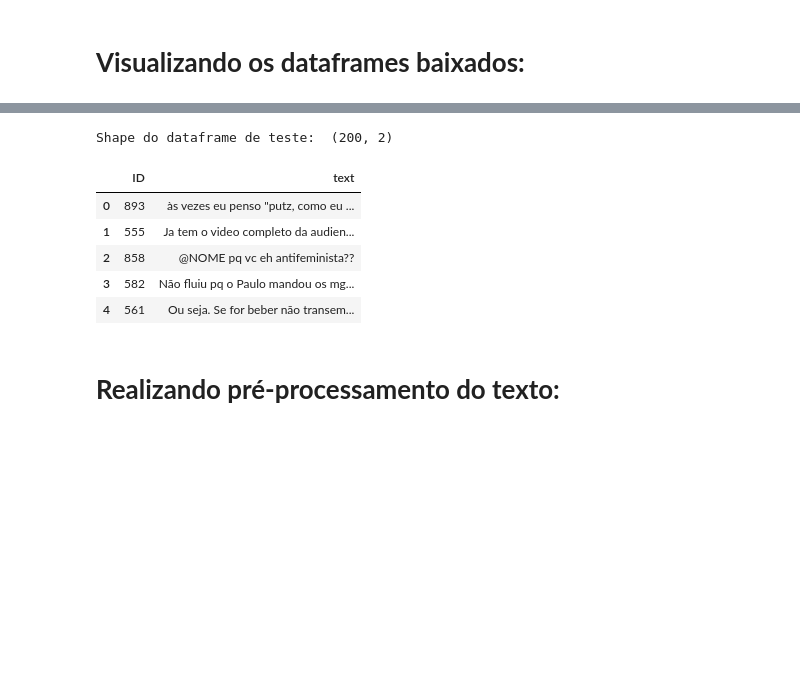
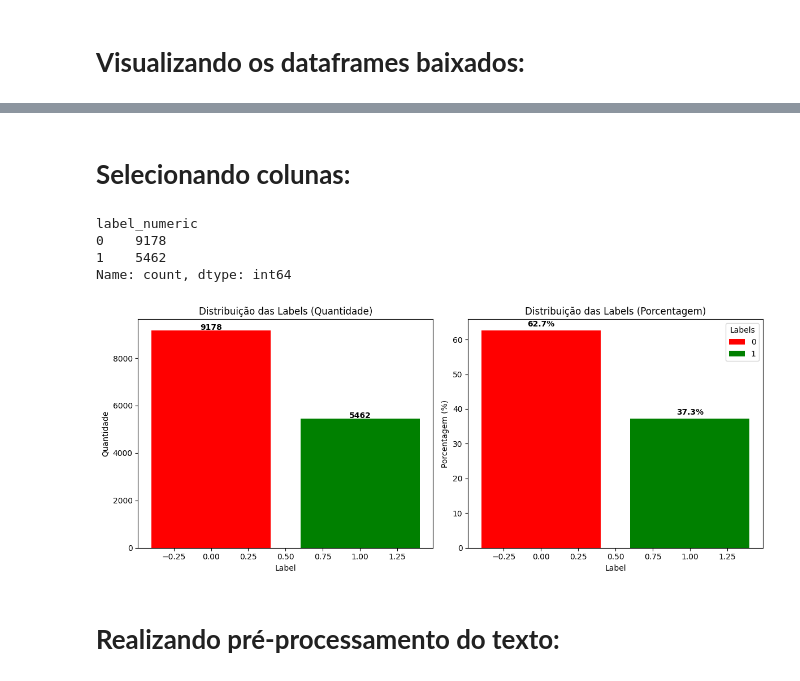
Before and after one commit to Jvfrostbr/Projetos-Topicos-Avancados-em-IA, a Jupyter notebook: RNN/RNN_tweets.ipynb, the cells around one changed output, grey strips where cells are left out. Saved outputs shown, nothing was run; the diff lists cells and outputs as text; code cells hidden in the pictures; blank space fills up the shorter version.

```diff
--- a/RNN/RNN_tweets.ipynb
+++ b/RNN/RNN_tweets.ipynb
@@ -47,11 +50,2 @@ Shape do dataframe de treino:  (800, 3)
-# %%
-print ("Shape do dataframe de teste: ", df_test.shape)
-df_test.head()
-# %% [output]
-Shape do dataframe de teste:  (200, 2)
-|  | ID | text |
-| 0 | 893 | às vezes eu penso "putz, como eu ... |
-| 1 | 555 | Ja tem o video completo da audien... |
-| 2 | 858 | @NOME pq vc eh antifeminista?? |
-| 3 | 582 | Não fluiu pq o Paulo mandou os mg... |
-| 4 | 561 | Ou seja. Se for beber não transem... |
+# %% [markdown]
+# **Selecionando colunas:**
@@ -58,3 +61,61 @@ Shape do dataframe de teste:  (200, 2)
+# %%
+# Mapeamento: 0 para 'negative', 1 para 'neutral' e 'positive'
+def map_label(label):
+    if label == 'negative':
+        return 0
+    else:
+        return 1
+
+# Aplica o mapeamento
+df['label_numeric'] = df['label'].apply(map_label)
+
+# Exibe a nova distribuição de labels numéricas
+print(df['label_numeric'].value_counts())
+# %% [output]
+label_numeric
+0    9178
+1    5462
+Name: count, dtype: int64
+# %%
+# Contando quantidade de cada label
+label_counts = df['label_numeric'].value_counts()
+labels = label_counts.index
+counts = label_counts.values
+
+# Calculando porcentagens
+percentages = counts / counts.sum() * 100
+
+# Definindo cores diferentes para cada label
+colors = ['red', 'green']
+
+# Criando figura com dois subplots lado a lado
+fig, axes = plt.subplots(1, 2, figsize=(12,5))
+
+# --- Gráfico 1: Quantidade ---
+axes[0].bar(labels, counts, color=colors)
+axes[0].set_title('Distribuição das Labels (Quantidade)')
+axes[0].set_xlabel('Label')
+axes[0].set_ylabel('Quantidade')
+for i, v in enumerate(counts):
+    axes[0].text(i, v + 5, str(v), ha='center', fontweight='bold')
+
+# --- Gráfico 2: Porcentagem ---
+axes[1].bar(labels, percentages, color=colors)
+axes[1].set_title('Distribuição das Labels (Porcentagem)')
+axes[1].set_xlabel('Label')
+axes[1].set_ylabel('Porcentagem (%)')
+for i, v in enumerate(percentages):
+    axes[1].text(i, v + 1, f"{v:.1f}%", ha='center', fontweight='bold')
+
+# --- Adicionando legenda ---
+legend_elements = [Patch(facecolor='red', label='0'),
+                   Patch(facecolor='green', label='1')]
+axes[1].legend(handles=legend_elements, title="Labels")
+
+plt.tight_layout()
+plt.show()
+# %% [output]
+[figure, added]
 # %% [markdown]
 # **Realizando pré-processamento do texto:**
 # %%
```
Also changed, not shown: parts of 18 cells of this notebook.
